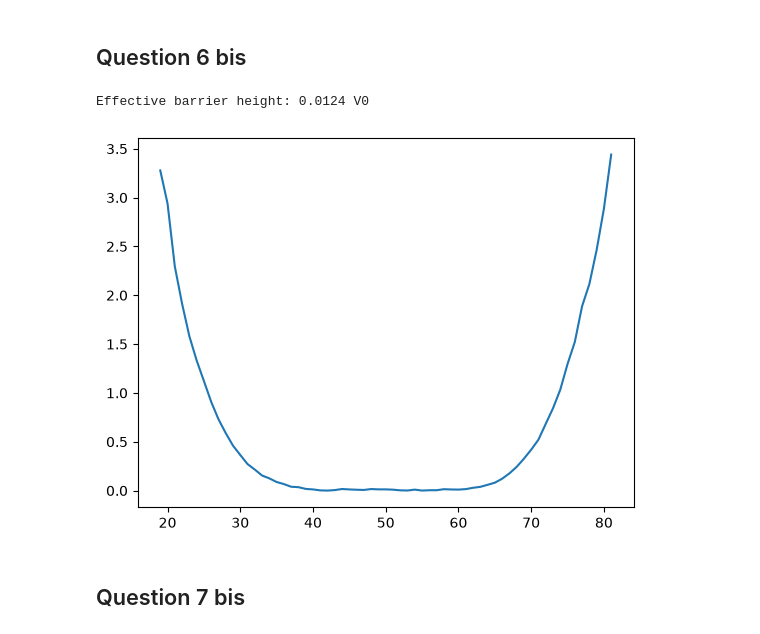
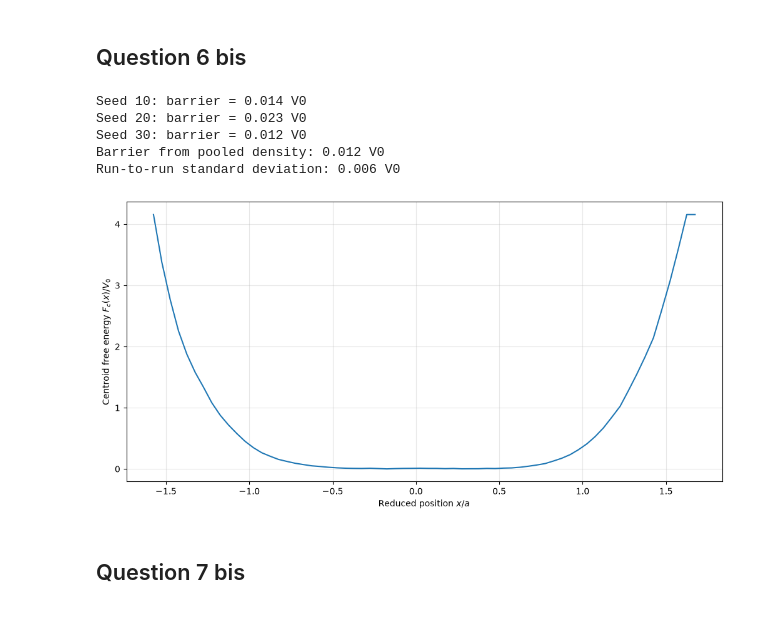
Before and after one commit to jJulZzZ/MSN---Projet-8, a Jupyter notebook: main.ipynb, the cells around one changed output. Saved outputs shown, nothing was run; the diff lists cells and outputs as text; code cells hidden in the pictures.

```diff
--- a/main.ipynb
+++ b/main.ipynb
@@ -298,6 +298,7 @@ plt.title('Mean energy vs number of beads')
 plt.xlabel('Number of beads (P)')
 plt.ylabel('Mean energy (eV)')
 tries = 5
+burn_in_sweeps = 5_000
 moy_per_run = np.zeros((len(P_list), tries))
 for i in range(tries):  # Run the simulation three times to check for consistency
     energy_list = []
@@ -308,8 +309,8 @@ for i in range(tries):  # Run the simulation three times to check for consistenc
         # print(f"Mean energy for P={P}: {np.mean(mean_energies[3*P:]) / const.e:.4e} eV")
         # print(f"Mean centroid position for P={P}: {np.mean(centroid_positions) / params.a:.4e} a")
         # print("-" * 40)
-        moy_per_run[j, i] = np.mean(mean_energies[3*P:])
-        energy_list.append(np.mean(mean_energies[3*P:]))  # Mean energy after equilibration (to be fined-tuned)
+        moy_per_run[j, i] = np.mean(mean_energies[burn_in_sweeps*P:])
+        energy_list.append(np.mean(mean_energies[burn_in_sweeps*P:]))  # Mean energy after equilibration (to be fined-tuned)
 
 
     # Plot mean energy vs number of beads
@@ -375,12 +376,14 @@ Trying 10 times more
 burn_in_sweeps = 100_000
 seeds = [10, 20, 30]  # Change the seed to check reproducibility of the distributions.
 tries = len(seeds)
+rho_centroid_runs = []
 for i in range(tries):  # Run the simulation three times to check for consistency
     np.random.seed(seeds[i])
     print(f"Run {i+1}:")
     M_conf, success_list, centroid_positions, mean_energies, params, rho, rho_centroid, edges = run_simulation(
         500_000, P=15, C=0.3, a_corr=1.0, burn_in_sweeps=burn_in_sweeps
     )
+    rho_centroid_runs.append(rho_centroid.copy())
     print(f"Production sweeps recorded: {params.N_sweep - burn_in_sweeps:,}")
     print(f"Production acceptance: {100 * np.mean(success_list[burn_in_sweeps * params.P:]):.1f}%")
     # rho and rho_centroid are already histograms: plot their values with stairs.
@@ -503,12 +543,14 @@ plt.show()
 burn_in_sweeps = 100_000
 seeds = [10, 20, 30]  # Change the seed to check reproducibility of the distributions.
 tries = len(seeds)
+rho_centroid_runs = []
 for i in range(tries):  # Run the simulation three times to check for consistency
     np.random.seed(seeds[i])
     print(f"Run {i+1}:")
     M_conf, success_list, centroid_positions, mean_energies, params, rho, rho_centroid, edges = run_simulation(
         500_000, P=15, C=0.9, a_corr=1.0, burn_in_sweeps=burn_in_sweeps
     )
+    rho_centroid_runs.append(rho_centroid.copy())
     print(f"Production sweeps recorded: {params.N_sweep - burn_in_sweeps:,}")
     print(f"Production acceptance: {100 * np.mean(success_list[burn_in_sweeps * params.P:]):.1f}%")
     # rho and rho_centroid are already histograms: plot their values with stairs.
@@ -548,12 +590,50 @@ Area under centroid distribution: 1.0000
 # %% [markdown]
 ## Question 6 bis
 # %%
-effective_barrier = - const.k * params.T * np.log(rho_centroid / rho_centroid.max())
-plt.plot(effective_barrier / params.V0, color='tab:blue', label='Effective Barrier')
-print(f"Effective barrier height: {effective_barrier[len(effective_barrier) // 2] / params.V0:.4f} V0")
+def centroid_free_energy(density):
+    # Empty bins have no reliable free-energy estimate.
+    result = np.full_like(density, np.nan, dtype=float)
+    positive = density > 0
+    result[positive] = -const.k * params.T * np.log(
+        density[positive] / density.max()
+    )
+    return result
+
+
+# Combine the three densities before taking the logarithm.
+rho_centroid_mean = np.mean(rho_centroid_runs, axis=0)
+effective_barrier = centroid_free_energy(rho_centroid_mean)
+
+# Keep your current central-bin definition of the barrier height.
+middle = len(rho_centroid_mean) // 2
+pooled_height = effective_barrier[middle] / params.V0
+
+# Calculate each run's barrier separately to assess variability.
+heights = np.array([
+    centroid_free_energy(density)[middle] / params.V0
+    for density in rho_centroid_runs
+])
+
+for seed, height in zip(seeds, heights):
+    print(f"Seed {seed}: barrier = {height:.3f} V0")
+
+print(f"Barrier from pooled density: {pooled_height:.3f} V0")
+print(f"Run-to-run standard deviation: {np.std(heights, ddof=1):.3f} V0")
+
+centers = 0.5 * (edges[:-1] + edges[1:])
+plt.figure(figsize=(10, 5), constrained_layout=True)
+plt.plot(centers, effective_barrier / params.V0)
+plt.xlabel(r"Reduced position $x/a$")
+plt.ylabel(r"Centroid free energy $F_c(x)/V_0$")
+plt.grid(alpha=0.3)
+plt.show()
 # %% [output]
-Effective barrier height: 0.0124 V0
+Seed 10: barrier = 0.014 V0
+Seed 20: barrier = 0.023 V0
+Seed 30: barrier = 0.012 V0
+Barrier from pooled density: 0.012 V0
+Run-to-run standard deviation: 0.006 V0
-[figure, old version]
+[figure, new version]
 # %% [markdown]
 ## Question 7 bis
 # %%
```
Also changed, not shown: parts of 4 cells of this notebook.
